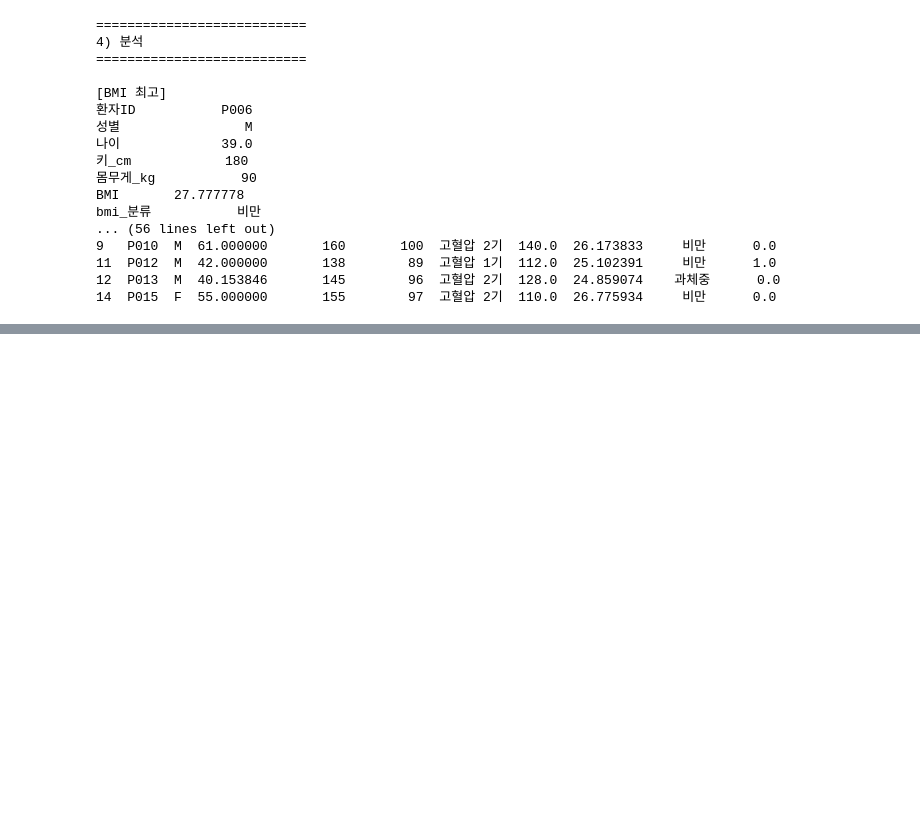
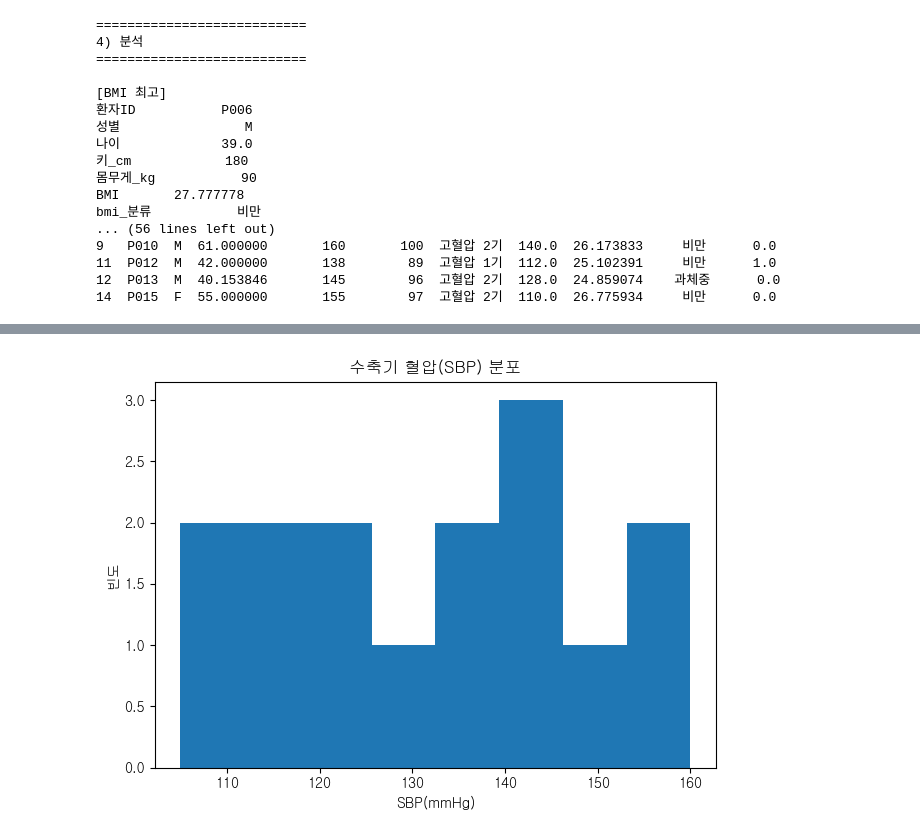
Before and after one commit to duddl6292/py_proj_2603, a Jupyter notebook: proj_01.ipynb, the cells around one changed output, grey strips where cells are left out. Cells and saved outputs as stored; diff of their text form; code cells hidden in the pictures; blank space fills up the shorter version.

```diff
--- a/proj_01.ipynb
+++ b/proj_01.ipynb
@@ -423,3 +419,101 @@ bmi_분류           비만
 11  P012  M  42.000000       138        89  고혈압 1기  112.0  25.102391     비만      1.0
 12  P013  M  40.153846       145        96  고혈압 2기  128.0  24.859074    과체중      0.0
 14  P015  F  55.000000       155        97  고혈압 2기  110.0  26.775934     비만      0.0
+# %%
+import matplotlib
+import matplotlib.font_manager as fm
+
+# 원하는 폰트 파일 경로 문자열로 입력
+font_location = "C:\\Windows\\Fonts\\gulim.ttc"
+
+# 지정한 폰트 파일 경로에서 폰트 추출
+fontname = fm.FontProperties(fname=font_location).get_name()
+
+# matplotlib의 전역 폰트 설정 변경
+matplotlib.rc('font', family=fontname)
+
+# -------------------------------------------------
+# 5. 시각화
+# -------------------------------------------------
+
+print("===========================")
+print("5) 시각화")
+print("===========================")
+
+# -------------------------------------------------
+# 5-1 혈압(SBP/DBP) 분포 히스토그램
+# -------------------------------------------------
+'''
+히스토그램
+- 숫자 데이터가 어느 구간에 얼마나 많이 모여 있는지 보여주는 그래프
+- bins가 크면 클 수록 나뉘는 구간이 촘촘함
+'''
+plt.figure() # 그래프 공간 생성
+plt.hist(df["SBP(수축기)"], bins = 8) # 구간 설정
+plt.title("수축기 혈압(SBP) 분포") # 그래프 전체 제목
+plt.xlabel("SBP(mmHg)") # 가로축 의미 설명
+plt.ylabel("빈도") # 세로축 의미 설명
+plt.tight_layout() # 글자가 잘리지 않게 자동 정렬
+plt.show()
+
+plt.figure()
+plt.hist(df["DBP(이완기)"], bins = 8)
+plt.title("이완기 혈압(DBP) 분포")
+plt.xlabel("DBP(mmHg)")
+plt.ylabel("빈도")
+plt.tight_layout()
+plt.show()
+
+# -------------------------------------------------
+# 5-2 혈압분류별 평균 SBP 막대그래프
+# -------------------------------------------------
+bp_sbp_mean = df.groupby("혈압분류")["SBP(수축기)"].mean().sort_values()
+plt.figure()
+plt.bar(bp_sbp_mean.index, bp_sbp_mean.values)
+plt.title("혈압분류별 평균 SBP")
+plt.xlabel("혈압분류")
+plt.ylabel("평균 SBP(mmHg)")
+plt.xticks(rotation=30) # x축 눈금(ticks) : 글자가 길 때 기울이기
+plt.tight_layout()
+plt.show()
+
+# -------------------------------------------------
+# 5-3 BMI 분포 히스토그램
+# -------------------------------------------------
+
+plt.figure()
+plt.hist(df["BMI"], bins = 8)
+plt.title("BMI 분포")
+plt.xlabel("BMI")
+plt.ylabel("빈도")
+plt.tight_layout()
+plt.show()
+
+# -------------------------------------------------
+# 5-4 산점도 : BMI vs SBP
+# -------------------------------------------------
+'''
+산점도 : 두 개의 숫자 변수 관계를 점(dot)으로 표현한 그래프
+'''
+plt.figure()
+plt.scatter(df["BMI"],df["SBP(수축기)"])
+plt.title("BMI와 SBP 관계(산점도)")
+plt.xlabel("BMI")
+plt.ylabel("SBP(mmHg)")
+plt.tight_layout()
+plt.show()
+
+# -------------------------------------------------
+# 5-5 측정일 기준 SBP 추이 (날짜별 평균)
+# -------------------------------------------------
+date_sbp = df.groupby("측정일")["SBP(수축기)"].mean()
+
+plt.figure()
+plt.plot(date_sbp.index, date_sbp.values)
+plt.title("측정일별 평균 SBP 추이")
+plt.xlabel("측정일")
+plt.ylabel("SBP(mmHg)")
+plt.xticks(rotation=30)
+plt.tight_layout()
+plt.show()
+# %% [output]
@@ -425,0 +523 @@ bmi_분류           비만
+[figure, added]
```
Also changed, not shown: parts of 3 cells of this notebook.
